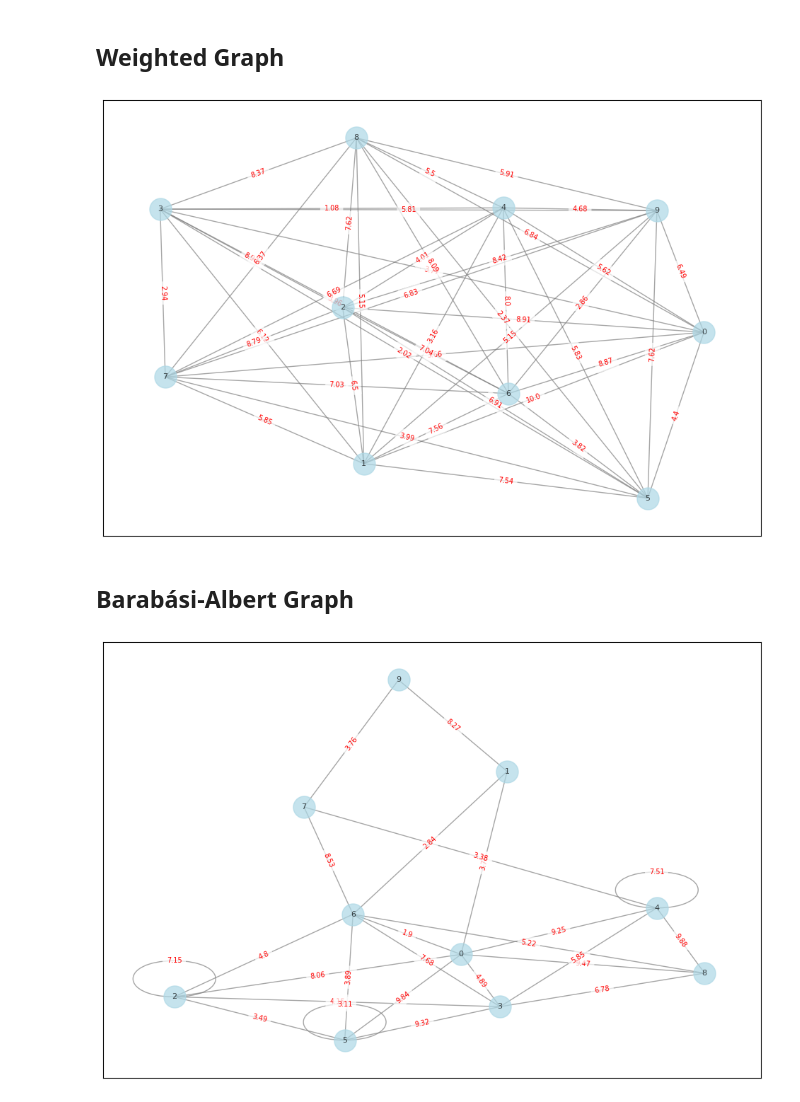
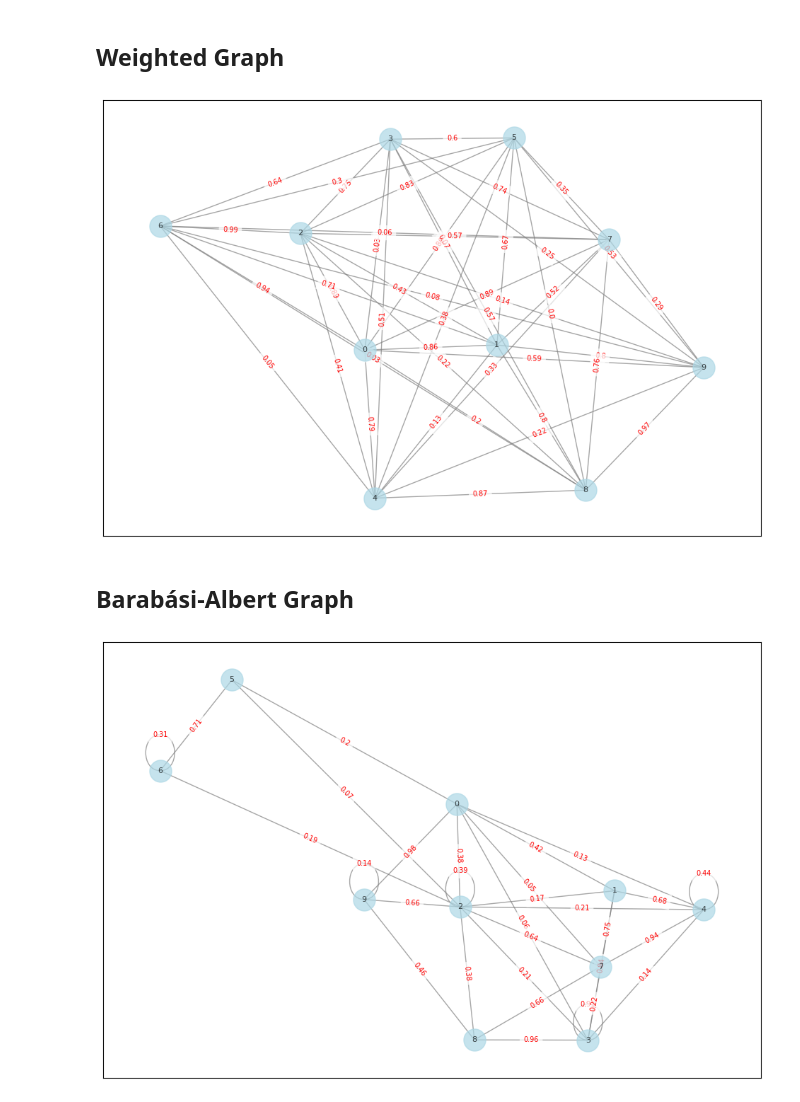
Before and after one commit to jacobhogarty/fairim-nu-cost, a Jupyter notebook: data/synthetic/visualisation.ipynb, the cells around one changed output. Drawn from its saved outputs; the diff is of its cells as text; code cells hidden in the pictures.

Commit message:
Normalising edge weights between 0 and 1

```diff
--- a/data/synthetic/visualisation.ipynb
+++ b/data/synthetic/visualisation.ipynb
@@ -23,20 +23,20 @@ generator.visualise()
 # %%
 class WeightedGraph(GraphGenerator):
     def generate_graph(self, n):
         """
         Generates a complete graph with n nodes, with random weights
         """
         self.graph = nx.complete_graph(n)
 
         for u, v in self.graph.edges():
-            self.graph[u][v]['weight'] = round(random.uniform(1, 10), 2)
+            self.graph[u][v]['weight'] = round(random.random(), 2)
 
 
 generator = WeightedGraph()
 generator.generate_graph(10)
 generator.visualise()
 # %% [output]
-[figure, old version]
+[figure, new version]
 # %% [markdown]
 ## Barabási-Albert Graph
 # %%
@@ -65,11 +65,11 @@ class BarbasiAlbertGraph(GraphGenerator):
 
         # Assign random weights to edges to mimic interaction frequency
         for u, v in self.graph.edges():
-            self.graph[u][v]['weight'] = round(random.uniform(*weight_range), 2)
+            self.graph[u][v]['weight'] = round(random.random(), 2)
 
 
 generator = BarbasiAlbertGraph()
 generator.generate_graph(10)
 generator.visualise()
 # %% [output]
-[figure, old version]
+[figure, new version]
```
Also changed, not shown: parts of 1 cell of this notebook, 1 other file.
